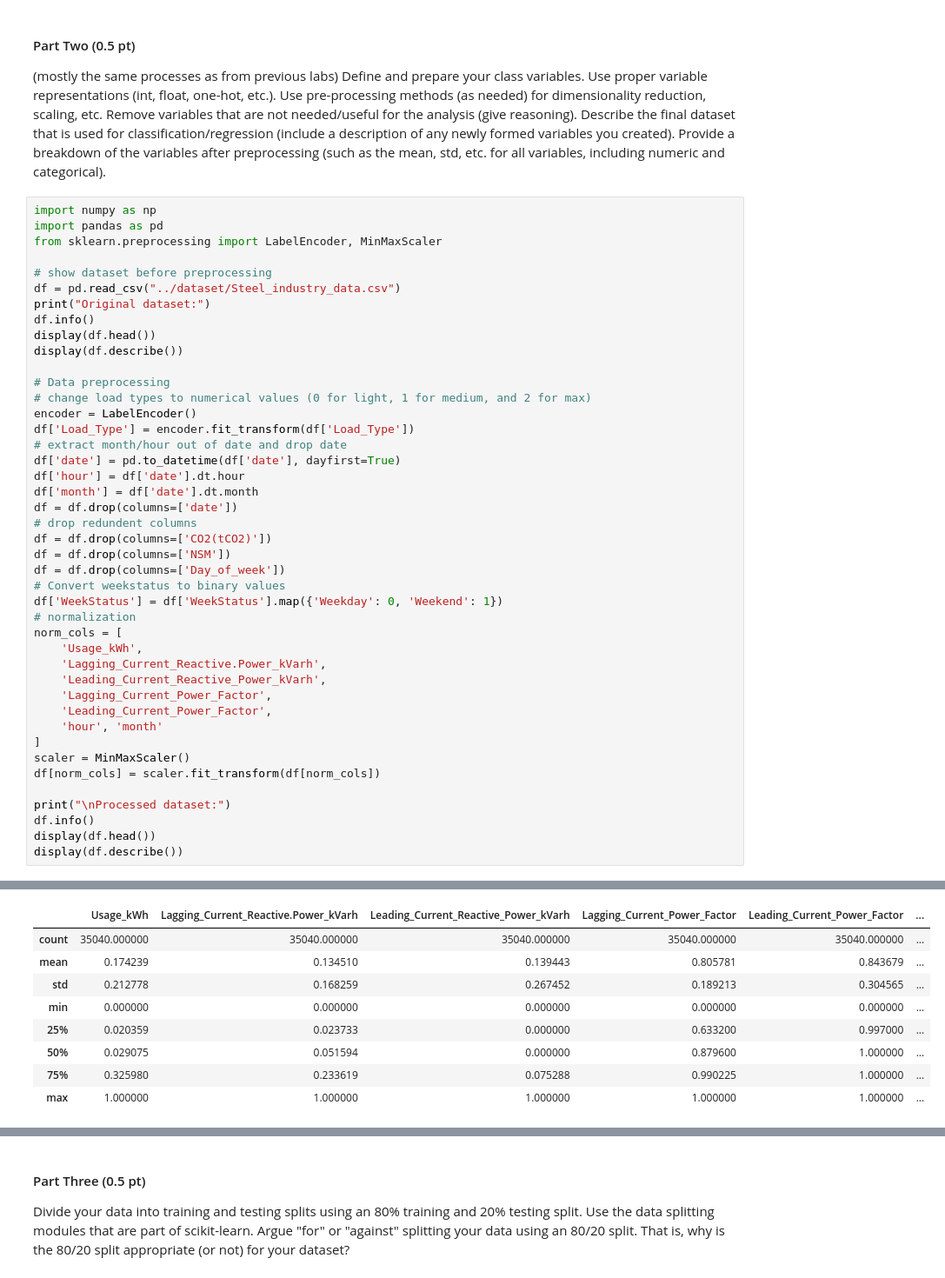
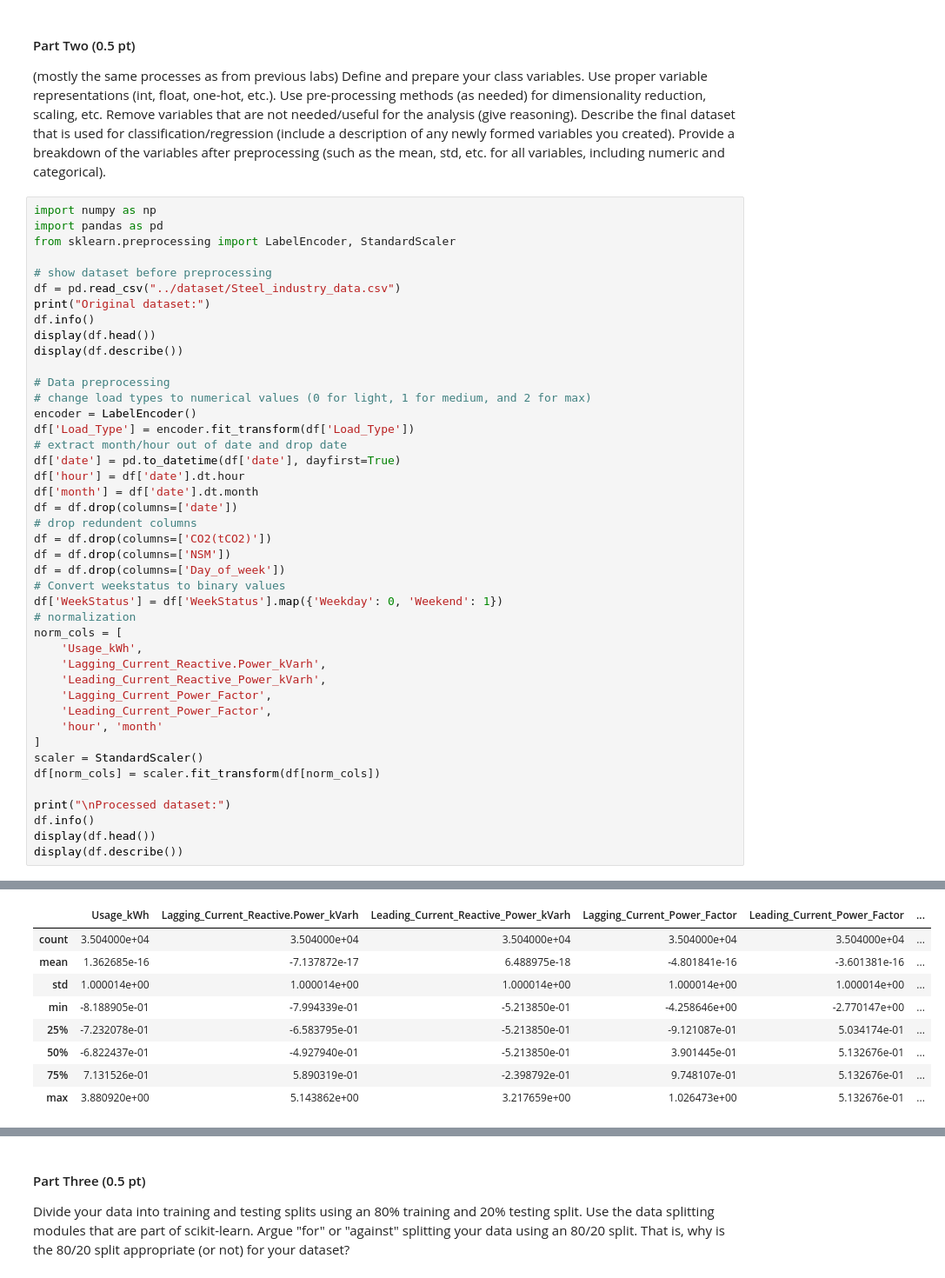
Before and after one commit to alexchans/ML_labs, a Jupyter notebook: labs/lab3.ipynb, the cells around one changed output, grey strips where cells are left out. Shown: that part at 87% size. Saved outputs shown, nothing was run; the diff lists cells and outputs as text.

Commit message:
Finished part one of modeling and switched scaler

```diff
--- a/labs/lab3.ipynb
+++ b/labs/lab3.ipynb
@@ -30,7 +30,7 @@ Explain the task and what business-case or use-case it is designed to solve (or
 # %%
 import numpy as np
 import pandas as pd
-from sklearn.preprocessing import LabelEncoder, MinMaxScaler
+from sklearn.preprocessing import LabelEncoder, StandardScaler
 
 # show dataset before preprocessing
 df = pd.read_csv("../dataset/Steel_industry_data.csv")
@@ -63,7 +63,7 @@ norm_cols = [
     'Leading_Current_Power_Factor',
     'hour', 'month'
 ]
-scaler = MinMaxScaler()
+scaler = StandardScaler()
 df[norm_cols] = scaler.fit_transform(df[norm_cols])
 
 print("\nProcessed dataset:")
@@ -131,12 +131,12 @@ memory usage: 2.3 MB
 |  | Usage_kWh | Lagging_Current_Reactive.Power_kVarh | Leading_Current_Reactive_Power_kVarh | Lagging_Current_Power_Factor | Leading_Current_Power_Factor | ... |
-| count | 35040.000000 | 35040.000000 | 35040.000000 | 35040.000000 | 35040.000000 | ... |
-| mean | 0.174239 | 0.134510 | 0.139443 | 0.805781 | 0.843679 | ... |
-| std | 0.212778 | 0.168259 | 0.267452 | 0.189213 | 0.304565 | ... |
-| min | 0.000000 | 0.000000 | 0.000000 | 0.000000 | 0.000000 | ... |
-| 25% | 0.020359 | 0.023733 | 0.000000 | 0.633200 | 0.997000 | ... |
-| 50% | 0.029075 | 0.051594 | 0.000000 | 0.879600 | 1.000000 | ... |
-| 75% | 0.325980 | 0.233619 | 0.075288 | 0.990225 | 1.000000 | ... |
-| max | 1.000000 | 1.000000 | 1.000000 | 1.000000 | 1.000000 | ... |
+| count | 3.504000e+04 | 3.504000e+04 | 3.504000e+04 | 3.504000e+04 | 3.504000e+04 | ... |
+| mean | 1.362685e-16 | -7.137872e-17 | 6.488975e-18 | -4.801841e-16 | -3.601381e-16 | ... |
+| std | 1.000014e+00 | 1.000014e+00 | 1.000014e+00 | 1.000014e+00 | 1.000014e+00 | ... |
+| min | -8.188905e-01 | -7.994339e-01 | -5.213850e-01 | -4.258646e+00 | -2.770147e+00 | ... |
+| 25% | -7.232078e-01 | -6.583795e-01 | -5.213850e-01 | -9.121087e-01 | 5.034174e-01 | ... |
+| 50% | -6.822437e-01 | -4.927940e-01 | -5.213850e-01 | 3.901445e-01 | 5.132676e-01 | ... |
+| 75% | 7.131526e-01 | 5.890319e-01 | -2.398792e-01 | 9.748107e-01 | 5.132676e-01 | ... |
+| max | 3.880920e+00 | 5.143862e+00 | 3.217659e+00 | 1.026473e+00 | 5.132676e-01 | ... |
 # %% [markdown]
 The **class variable** in this dataset is `Load_Type`, which represents three distinct classes:
 - **0 → Light_Load**
```
Also changed, not shown: parts of 6 cells of this notebook.
